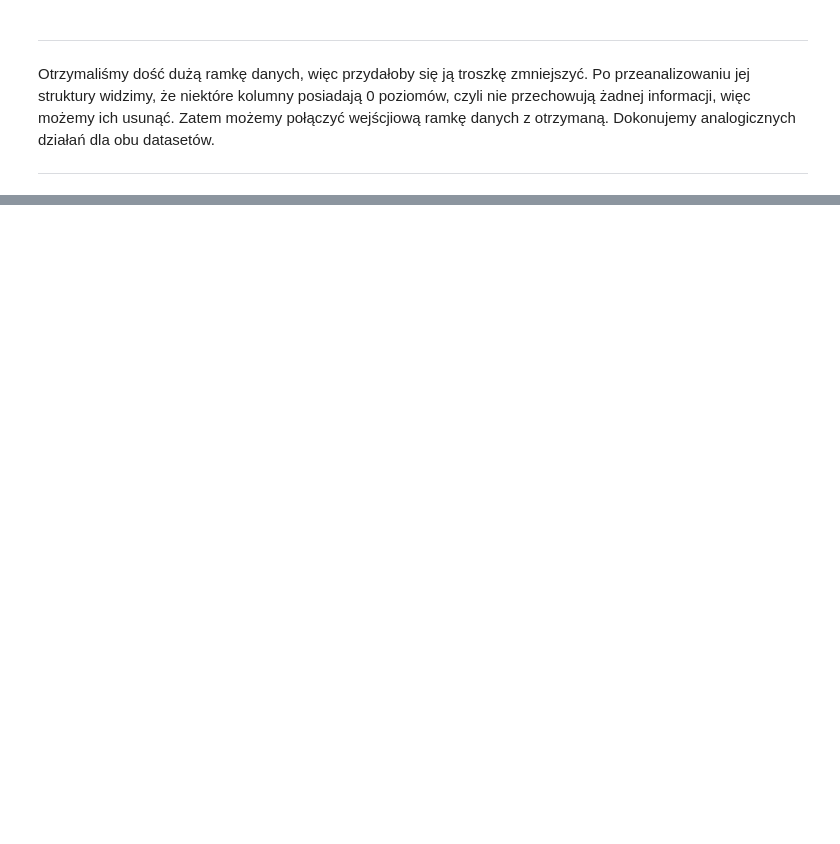
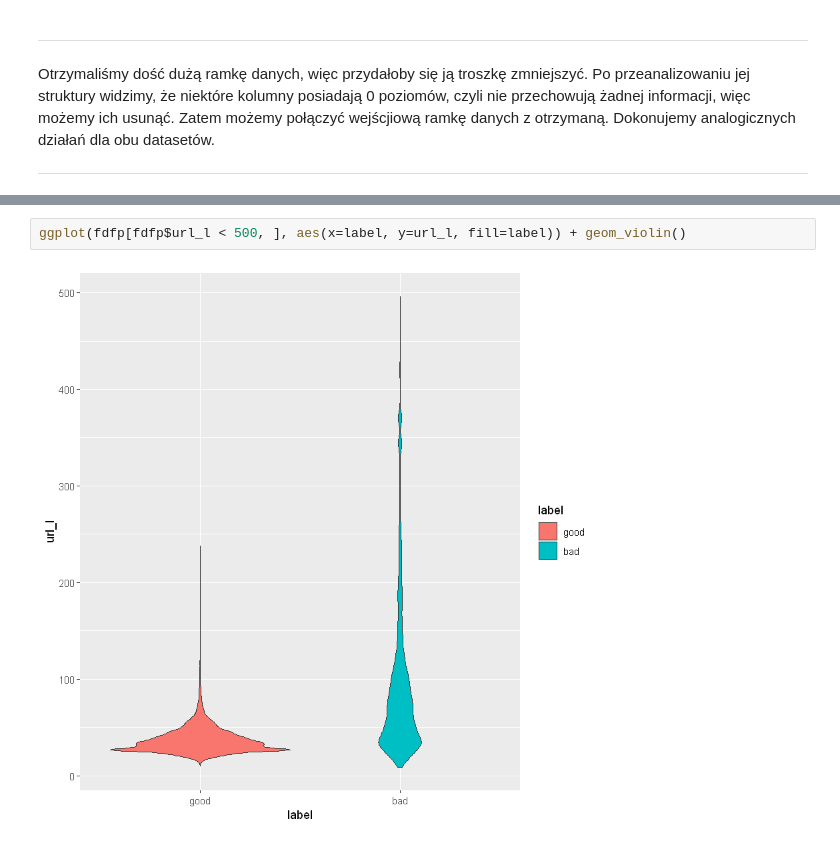
Before and after one commit to FrightenedFox/r-lab-project, a Jupyter notebook: data-visualization.ipynb, the cells around one changed output, grey strips where cells are left out. Drawn from its saved outputs; the diff is of its cells as text; blank space fills up the shorter version.

```diff
--- a/data-visualization.ipynb
+++ b/data-visualization.ipynb
@@ -280,0 +314,4 @@ Second data frame dimensions (dfdm):
+# %%
+ggplot(fdfp[fdfp$url_l < 500, ], aes(x=label, y=url_l, fill=label)) + geom_violin()
+# %% [output]
+[figure, added]
```
Also changed, not shown: parts of 15 cells of this notebook, 1 other file.
